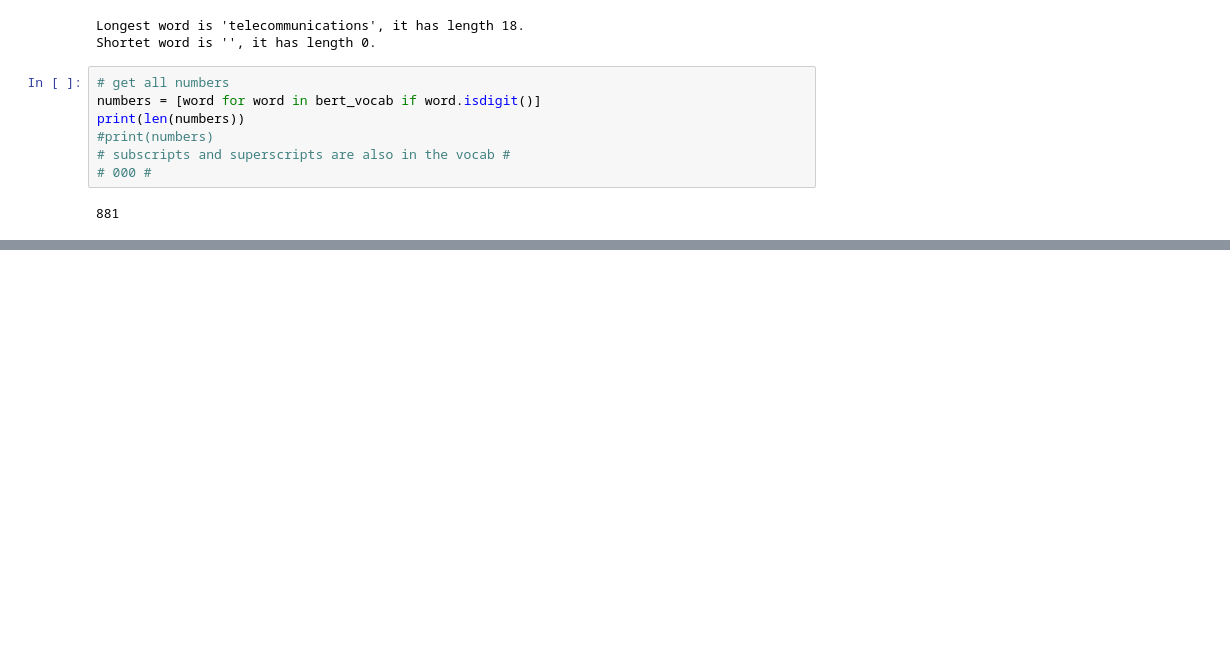
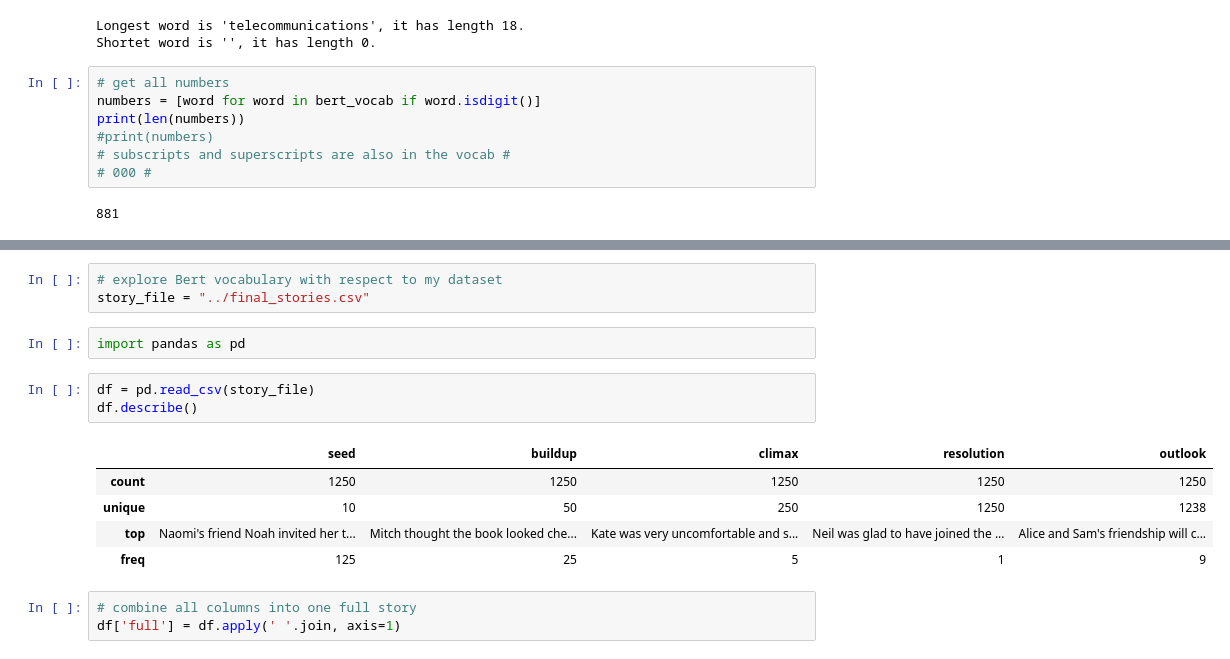
Before and after one commit to karenacorn99/explore-bert, a Jupyter notebook: explore-vocab.ipynb, the cells around one changed output, grey strips where cells are left out. Saved outputs shown, nothing was run; the diff lists cells and outputs as text; blank space fills up the shorter version.

```diff
--- a/explore-vocab.ipynb
+++ b/explore-vocab.ipynb
@@ -66,0 +82,17 @@ necessitated
+# %%
+# explore Bert vocabulary with respect to my dataset
+story_file = "../final_stories.csv"
+# %%
+import pandas as pd
+# %%
+df = pd.read_csv(story_file)
+df.describe()
+# %% [output]
+|  | seed | buildup | climax | resolution | outlook |
+| count | 1250 | 1250 | 1250 | 1250 | 1250 |
+| unique | 10 | 50 | 250 | 1250 | 1238 |
+| top | Naomi's friend Noah invited her t... | Mitch thought the book looked che... | Kate was very uncomfortable and s... | Neil was glad to have joined the ... | Alice and Sam's friendship will c... |
+| freq | 125 | 25 | 5 | 1 | 9 |
+# %%
+# combine all columns into one full story
+df['full'] = df.apply(' '.join, axis=1)
```
Also changed, not shown: parts of 12 cells of this notebook.
